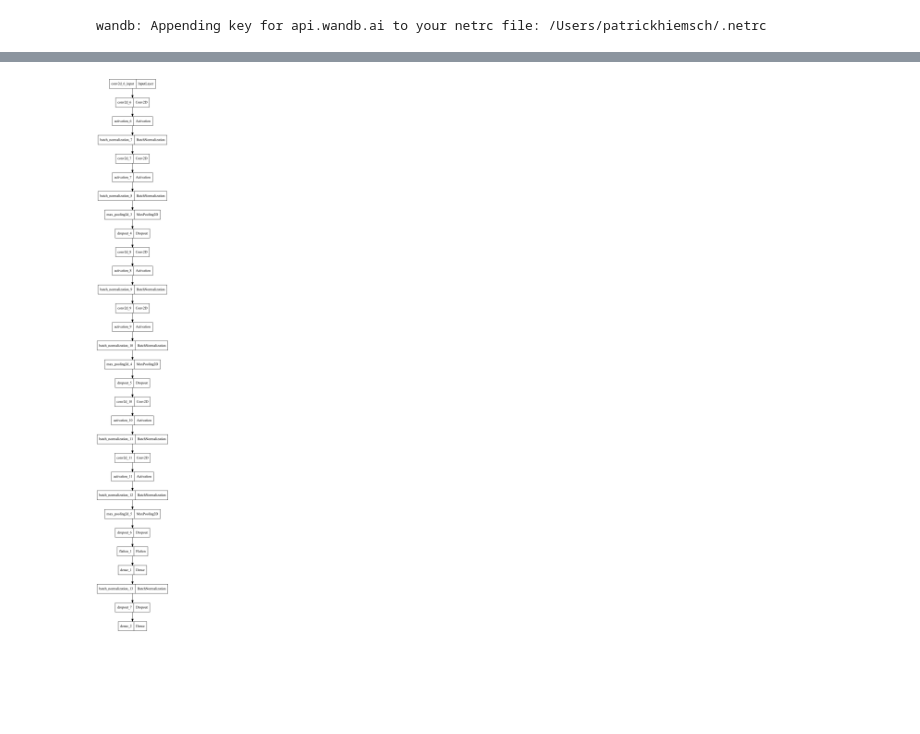
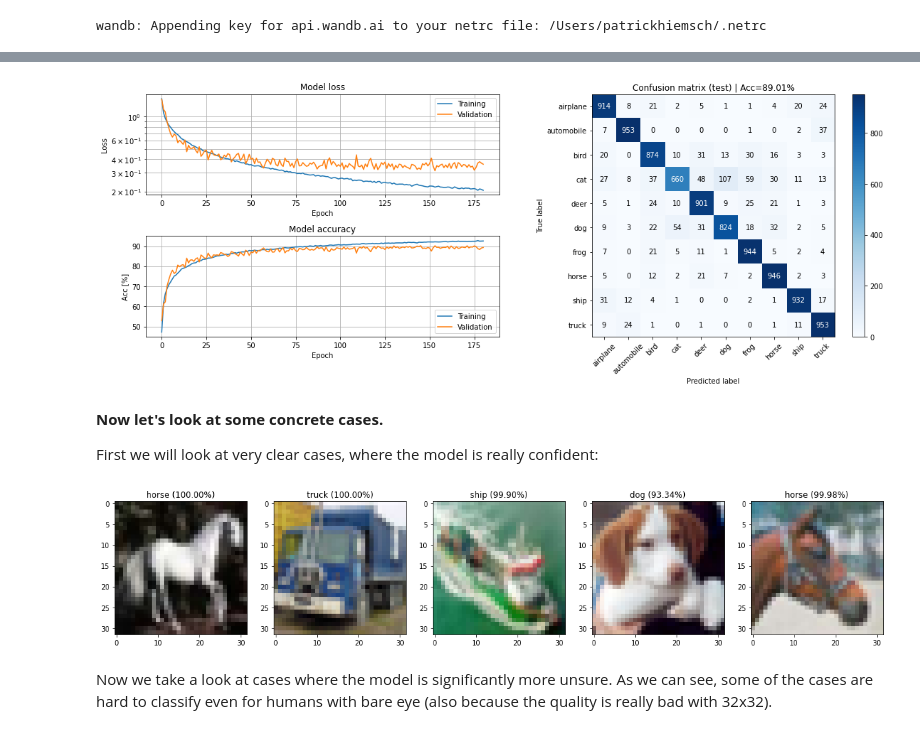
Before and after one commit to PatrickSVM/CIFAR10-Image-Classification-with-CNN, a Jupyter notebook: CIFAR10-Classification.ipynb, the cells around one changed output, grey strips where cells are left out. Saved outputs shown, nothing was run; the diff lists cells and outputs as text; code cells hidden in the pictures; blank space fills up the shorter version.

```diff
--- a/CIFAR10-Classification.ipynb
+++ b/CIFAR10-Classification.ipynb
@@ -313,6 +343,8 @@ Test accuracy = 0.891
-# %%
-from tensorflow.keras.utils import plot_model
-
-plot_model(model)
-# %% [output]
-[figure, removed]
+# %%
+PlotModelEval(model, hist, X_test, y_test, Labels=cifar_labels)
+# %% [output]
+[figure, added]
+# %% [markdown]
+**Now let's look at some concrete cases.**
+
+First we will look at very clear cases, where the model is really confident:
@@ -318,0 +357,16 @@ plot_model(model)
+# %%
+plt.figure(figsize=(20,5))
+for i in range(5):
+    incr = 13
+    plt.subplot(1,5,i+1)
+    plt.imshow(X_test[i+incr,])
+    most_prob = np.argmax(class_probs[i+incr])
+    label = cifar_labels[most_prob]
+    prob = class_probs[i+incr,most_prob]
+    plt.title(f"{label} ({prob*100:.2f}%)")
+
+# plt.savefig("./img/classification", bbox_inches='tight', facecolor="white", dpi=150)
+# %% [output]
+[figure, added]
+# %% [markdown]
+Now we take a look at cases where the model is significantly more unsure. As we can see, some of the cases are hard to classify even for humans with bare eye (also because the quality is really bad with 32x32).
```
Also changed, not shown: parts of 30 cells of this notebook, 20 other files.
